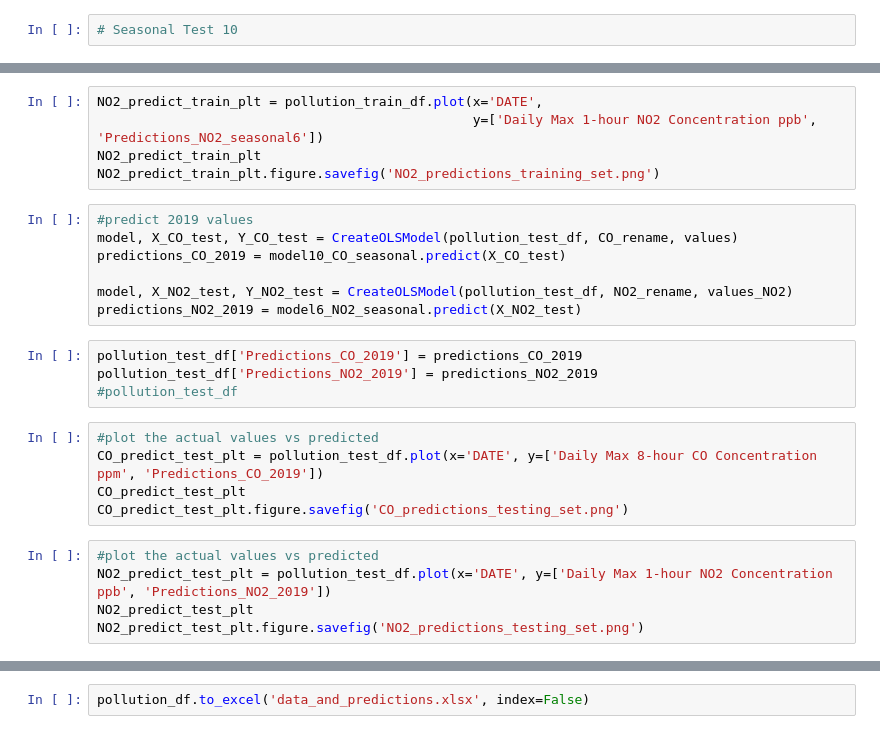
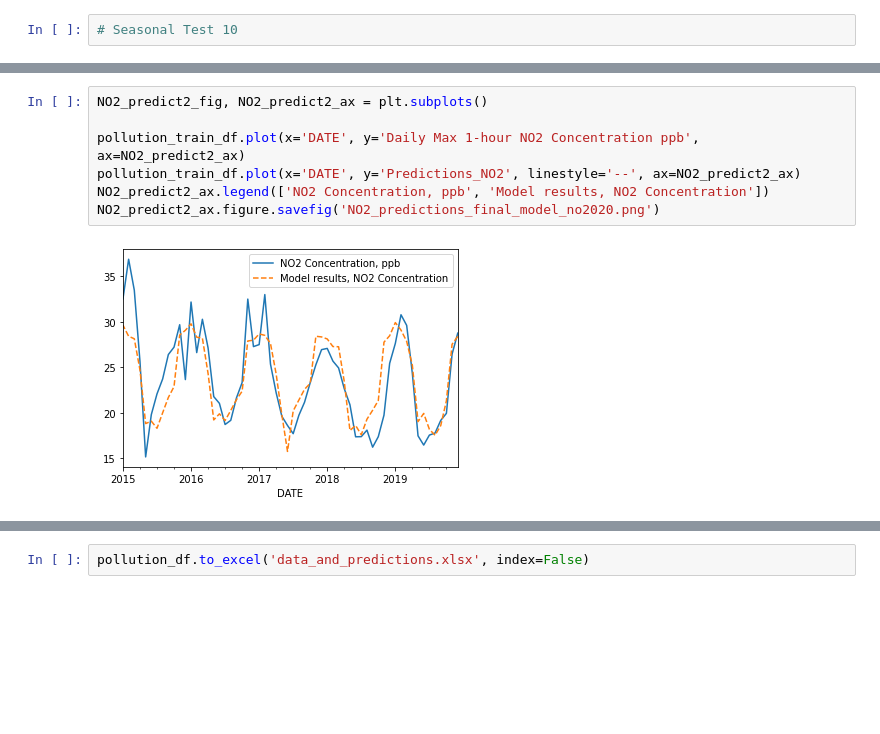
Before and after one commit to darbyna/COVID19PollutionProject, a Jupyter notebook: 601_project_covid19_air_pollution.ipynb, the cells around one changed output, grey strips where cells are left out. Saved outputs shown, nothing was run; the diff lists cells and outputs as text; blank space fills up the shorter version.

```diff
--- a/601_project_covid19_air_pollution.ipynb
+++ b/601_project_covid19_air_pollution.ipynb
@@ -330,26 +725,9 @@ CO_predict_train_plt.figure.savefig('CO_predictions_training_set.png')
 # %%
-NO2_predict_train_plt = pollution_train_df.plot(x='DATE',
-                                                y=['Daily Max 1-hour NO2 Concentration ppb', 'Predictions_NO2_seasonal6'])
-NO2_predict_train_plt
-NO2_predict_train_plt.figure.savefig('NO2_predictions_training_set.png')
+NO2_predict2_fig, NO2_predict2_ax = plt.subplots()
+
+pollution_train_df.plot(x='DATE', y='Daily Max 1-hour NO2 Concentration ppb', ax=NO2_predict2_ax)
+pollution_train_df.plot(x='DATE', y='Predictions_NO2', linestyle='--', ax=NO2_predict2_ax)
+NO2_predict2_ax.legend(['NO2 Concentration, ppb', 'Model results, NO2 Concentration'])
+NO2_predict2_ax.figure.savefig('NO2_predictions_final_model_no2020.png')
+# %% [output]
+[figure, added]
-# %%
-#predict 2019 values
-model, X_CO_test, Y_CO_test = CreateOLSModel(pollution_test_df, CO_rename, values)
-predictions_CO_2019 = model10_CO_seasonal.predict(X_CO_test)
-
-model, X_NO2_test, Y_NO2_test = CreateOLSModel(pollution_test_df, NO2_rename, values_NO2)
-predictions_NO2_2019 = model6_NO2_seasonal.predict(X_NO2_test)
-# %%
-pollution_test_df['Predictions_CO_2019'] = predictions_CO_2019
-pollution_test_df['Predictions_NO2_2019'] = predictions_NO2_2019
-#pollution_test_df
-# %%
-#plot the actual values vs predicted
-CO_predict_test_plt = pollution_test_df.plot(x='DATE', y=['Daily Max 8-hour CO Concentration ppm', 'Predictions_CO_2019'])
-CO_predict_test_plt
-CO_predict_test_plt.figure.savefig('CO_predictions_testing_set.png')
-# %%
-#plot the actual values vs predicted
-NO2_predict_test_plt = pollution_test_df.plot(x='DATE', y=['Daily Max 1-hour NO2 Concentration ppb', 'Predictions_NO2_2019'])
-NO2_predict_test_plt
-NO2_predict_test_plt.figure.savefig('NO2_predictions_testing_set.png')
```
Also changed, not shown: parts of 42 cells of this notebook.
